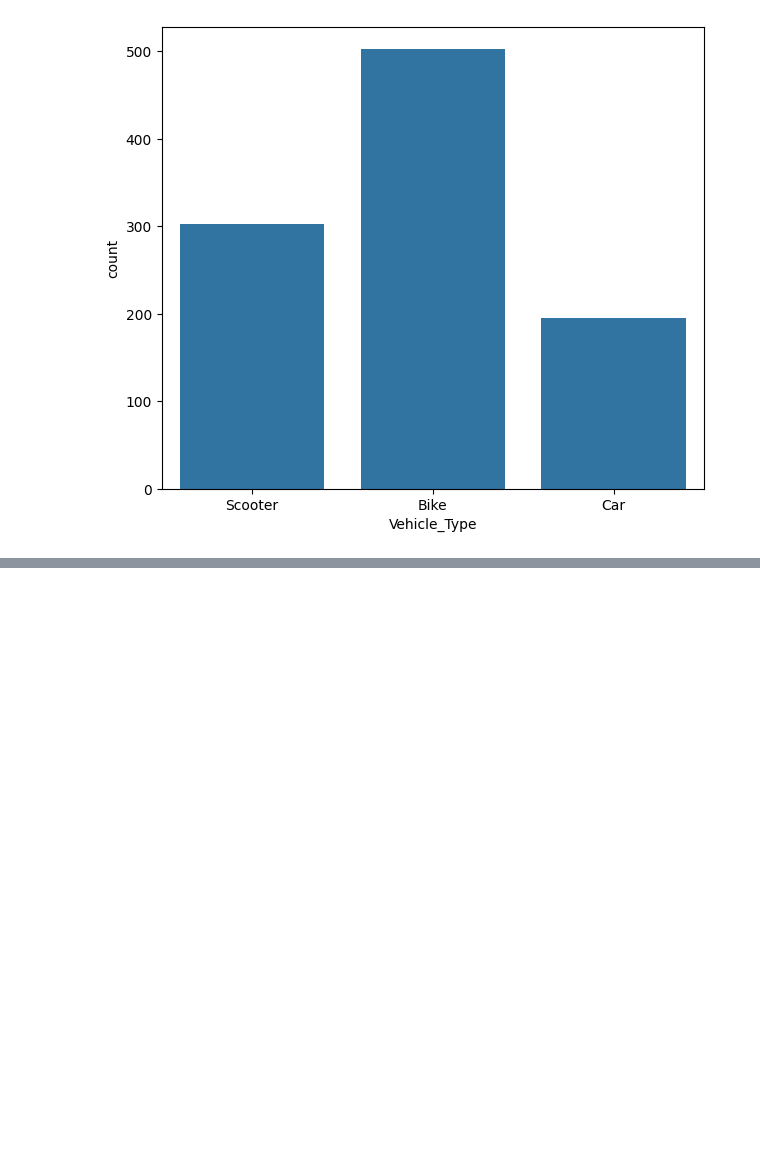
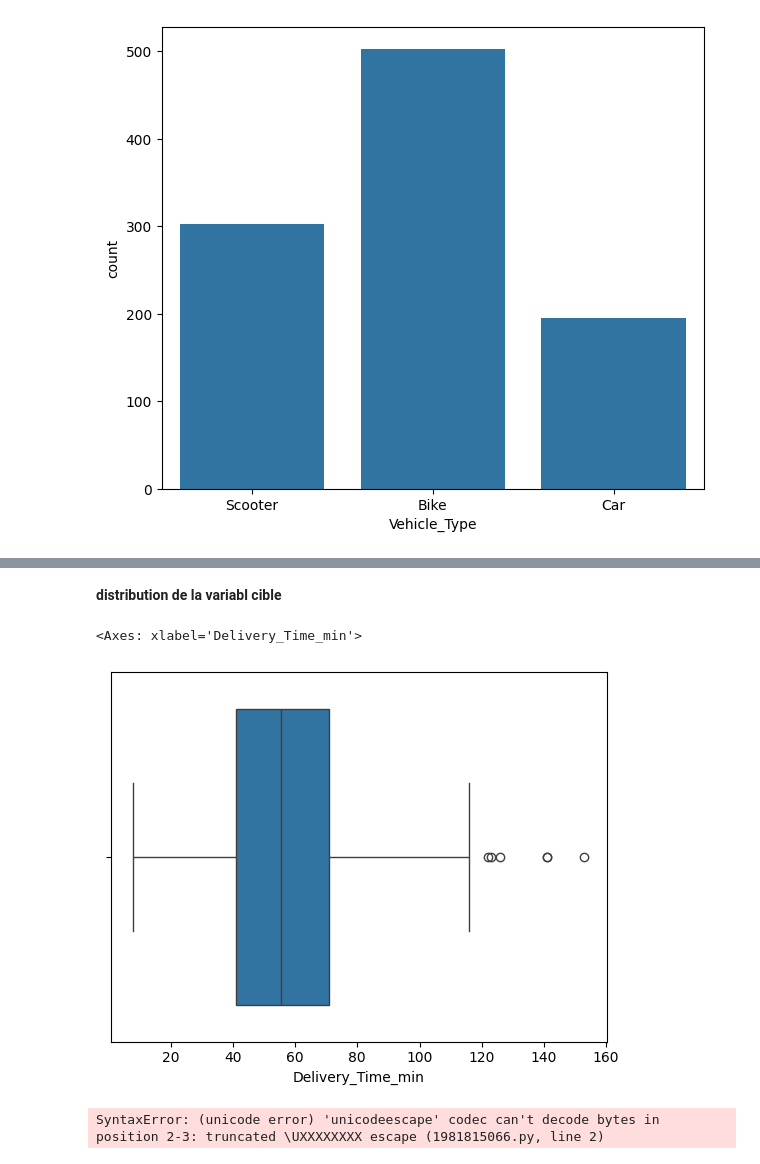
Before and after one commit to Maryemelb/prediction_du_Temps_de_Livraison, a Jupyter notebook: Nootbooks/EDA.ipynb, the cells around one changed output, grey strips where cells are left out. Drawn from its saved outputs; the diff is of its cells as text; code cells hidden in the pictures; blank space fills up the shorter version.

```diff
--- a/Nootbooks/EDA.ipynb
+++ b/Nootbooks/EDA.ipynb
@@ -138,0 +143,17 @@ for col in categorial_columns:
+# %% [markdown]
+**distribution de la variabl cible**
+# %%
+sns.boxplot( x=data['Delivery_Time_min'])
+# %% [output]
+<Axes: xlabel='Delivery_Time_min'>
+[figure, added]
+# %%
+import sys
+sys.path.append('C:\Users\hp\Documents\projects\simplon_projects\prediction_du_Temps_de_Livraison')
+
+from functions.fonctions import select_k_best, prepare_data, encode_data, split_data
+prepared_data= prepare_data(data)
+splited_data=split_data(prepared_data)
+print(select_k_best(prepared_data))
+# %% [output]
+SyntaxError: (unicode error) 'unicodeescape' codec can't decode bytes in position 2-3: truncated \UXXXXXXXX escape (1981815066.py, line 2)
```
Also changed, not shown: parts of 3 cells of this notebook, 3 other files.
